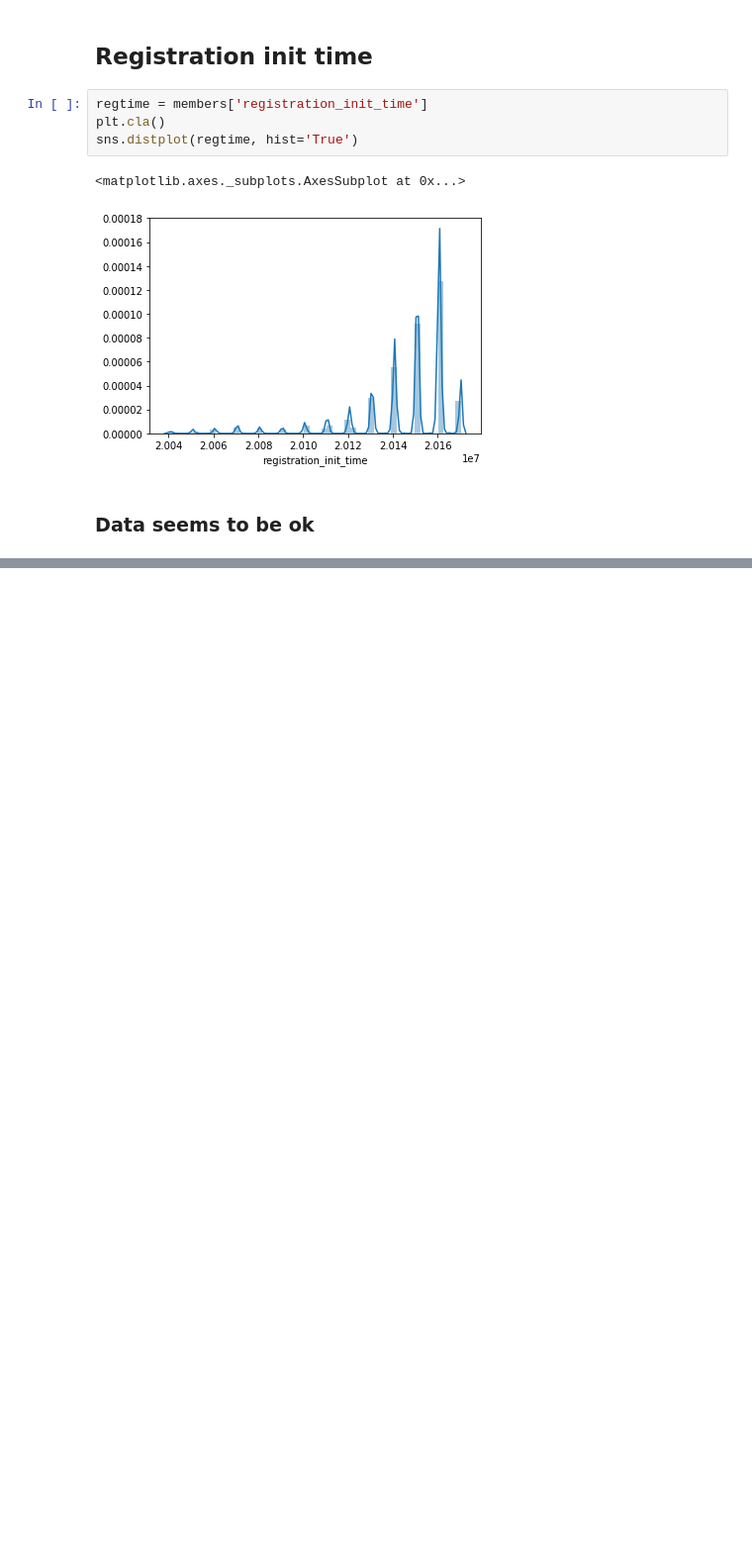
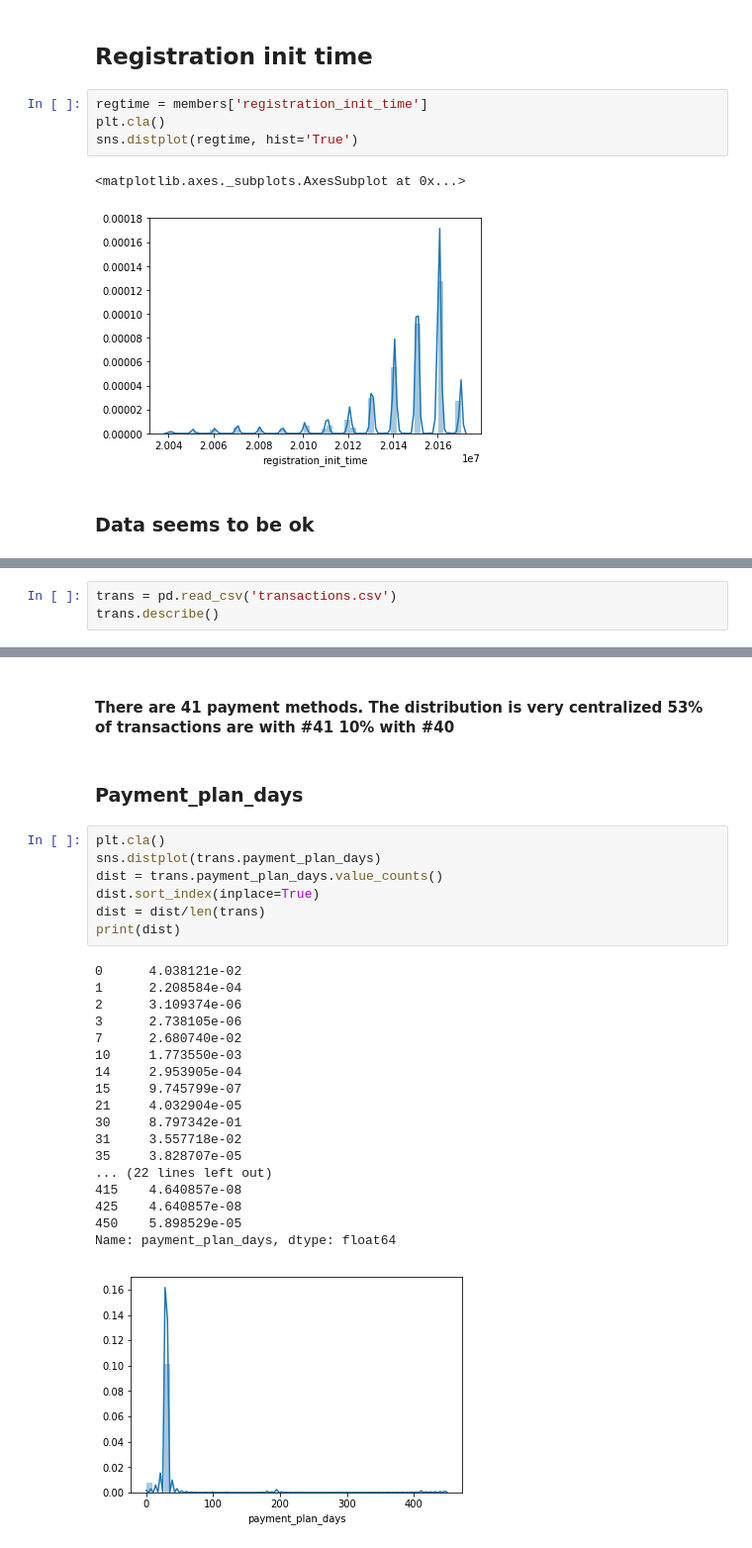
Before and after one commit to yanivbarlev/Project, a Jupyter notebook: Proposal.ipynb, the cells around one changed output, grey strips where cells are left out. Shown: that part at 99% size. Drawn from its saved outputs; the diff is of its cells as text; blank space fills up the shorter version.

```diff
--- a/Proposal.ipynb
+++ b/Proposal.ipynb
@@ -208,0 +215,3 @@ sns.distplot(regtime, hist='True')
+# %%
+trans = pd.read_csv('transactions.csv')
+trans.describe()
@@ -208,0 +251,30 @@ sns.distplot(regtime, hist='True')
+# %% [markdown]
+#### There are 41 payment methods. The distribution is very centralized 53% of transactions are with #41 10% with #40
+# %% [markdown]
+### Payment_plan_days
+# %%
+plt.cla()
+sns.distplot(trans.payment_plan_days)
+dist = trans.payment_plan_days.value_counts()
+dist.sort_index(inplace=True)
+dist = dist/len(trans)
+print(dist)
+# %% [output]
+0      4.038121e-02
+1      2.208584e-04
+2      3.109374e-06
+3      2.738105e-06
+7      2.680740e-02
+10     1.773550e-03
+14     2.953905e-04
+15     9.745799e-07
+21     4.032904e-05
+30     8.797342e-01
+31     3.557718e-02
+35     3.828707e-05
+... (22 lines left out)
+415    4.640857e-08
+425    4.640857e-08
+450    5.898529e-05
+Name: payment_plan_days, dtype: float64
+[figure, added]
```
Also changed, not shown: parts of 33 cells of this notebook.
